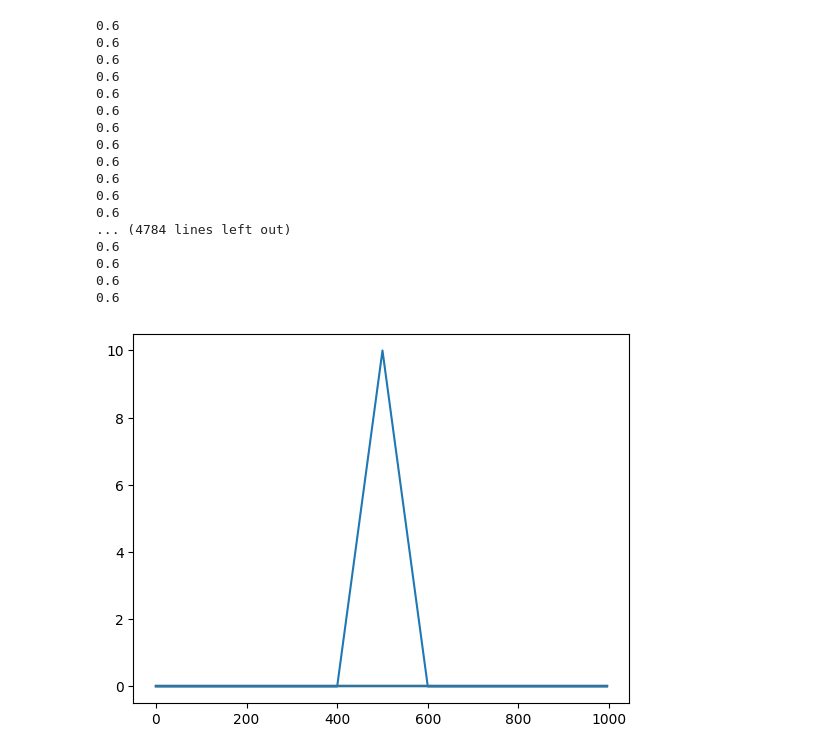
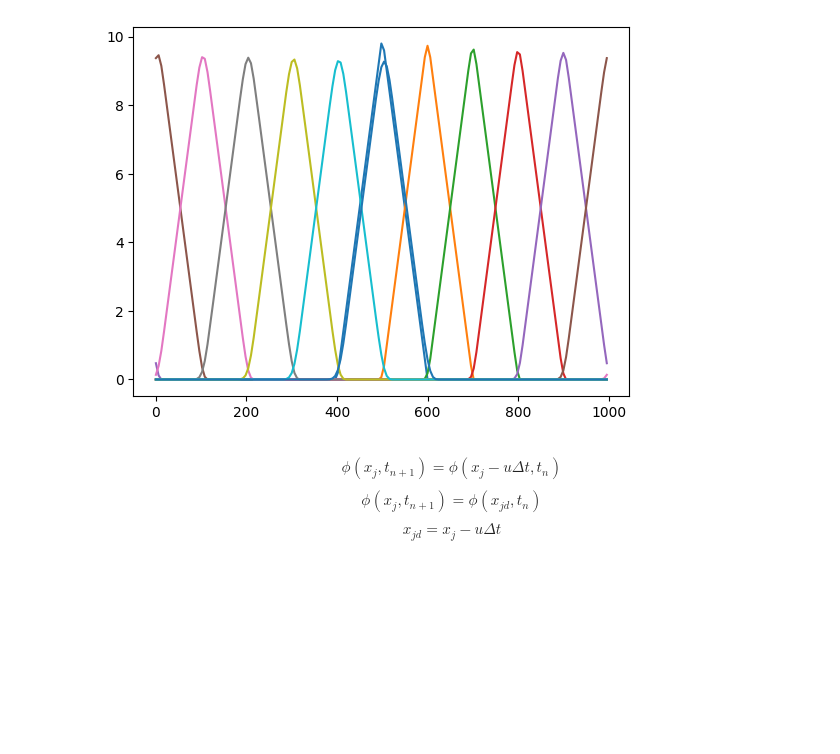
Before and after one commit to hnguyen-repos/numforGeosciences-ICTP, a Jupyter notebook: .ipynb, the cells around one changed output. Drawn from its saved outputs; the diff is of its cells as text; code cells hidden in the pictures; blank space fills up the shorter version.

```diff
--- a/.ipynb
+++ b/.ipynb
@@ -1,73 +1,44 @@
 # %%
 import numpy as np
 import matplotlib.pyplot as plt
 
 # function
 def funcAdvec(x):
     y = np.zeros(len(x))
     for i in range(0, len(x)):
         if x[i] < 400 or x[i] > 600:
             y[i] = 0
         elif(x[i] < 500):
             y[i] = 0.1*(x[i] - 400)
         else:
             y[i] = 20 - 0.1*(x[i] - 400)
     return y
 
-def linearInterp(a, y1, y2):
-    return (1-a)*y1 + (a)*y2
-def cubicInterp(a, x1, x2, x3, x4):
-    return -a*(1-a**2)  *x1/6   \
-        + a*(1+a)*(2-a) *x2/2   \
-        + (1-a**2)*(2-a)*x3/2   \
-        - a*(1-a)*(2-a) *x4/6
-
-u = 1
-dt = 42
-dx = 5
+u = 100
+dt = 1.0
+dx = 6
 x0 = np.arange(0, 1000, dx)
 y0 = funcAdvec(x0)
 xmax = max(x0)
 sz = len(x0)
 y1 = np.zeros(sz)
-c = u*dt/dx
+tpoint = 1000
+t = 0
 plt.plot(x0, y0)
-t = 0; tpoint = 1000
-while t < tpoint:
-    t = t + dt
-    for j in range(sz):
-        xjd = x0[j] - u*dt
+
+for j in range (10):
+    for i in range(sz):
+        xjd = x0[i] - u*dt
         if xjd < 0:
-            xjd = xjd + xmax
-        m = int(np.floor(xjd/dx))
-        # print(xjd, x0[m])
-        # a = (xjd/dx)-m
-        a = (xjd - x0[m])/dx
-        print(a)
-        y1[j] = linearInterp(a, y0[m], y0[m+1])
-        # y1[j] = cubicInterp(a, y0[m-2], y0[m-1], y0[m-1], y0[m+1])
-        # print(xjd, y0[m], m, x0[m], x0[j], a, y0[j], y1[j]) #m and m +1
-        # print(xjd, m, x0[j]) #m and m +1
-    y0 = y1
-    if t%100 < dt:
-        plt.plot(x0, y0)
-# print(x0)
+            xjd = xjd + max(x0)
+        # find k so that x[k] < xjd < x[k+1]
+        k = int(np.floor(xjd/dx))
+        #interpolate to have yjd
+        a = (xjd - x0[k])/dx
+        yjd = (1-a) * y0[k] + a * y0[k + 1]
+        y1[i] = yjd
+    y0 = y1.copy()
+
+    plt.plot(x0, y0)
 # %% [output]
-0.6
-0.6
-0.6
-0.6
-0.6
-0.6
-0.6
-0.6
-0.6
-0.6
-0.6
-0.6
-... (4784 lines left out)
-0.6
-0.6
-0.6
-0.6
-[figure, old version]
+[figure, new version]
@@ -73,0 +47,4 @@ while t < tpoint:
+# %% [markdown]
+$$ \phi(x_j, t_{n+1}) = \phi(x_j - u\Delta t, t_n) $$
+$$ \phi(x_j, t_{n+1}) = \phi(x_{jd}, t_n) $$
+$$ x_{jd} = x_j - u\Delta t $$
```
Also changed, not shown: parts of 2 cells of this notebook, 4 other files.
